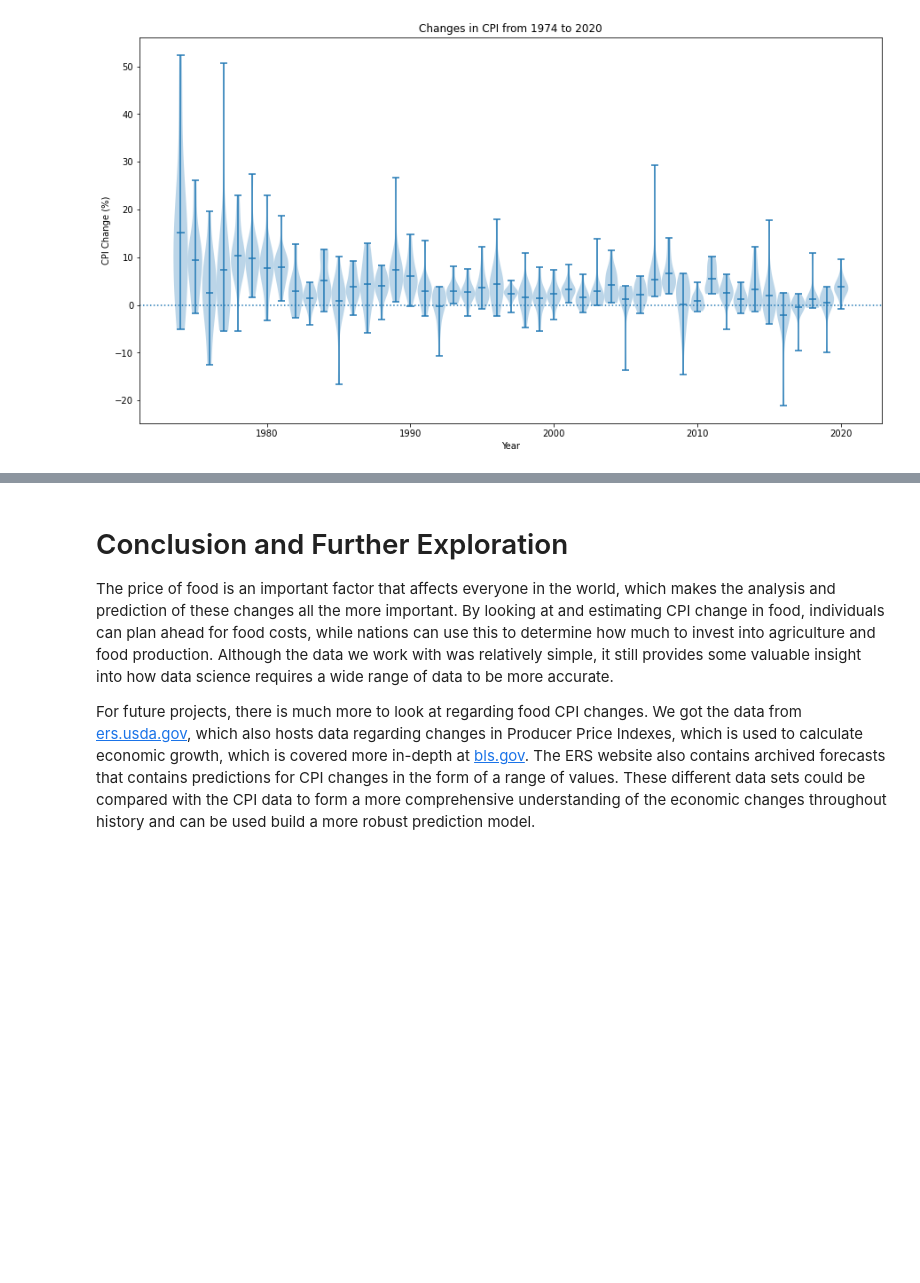
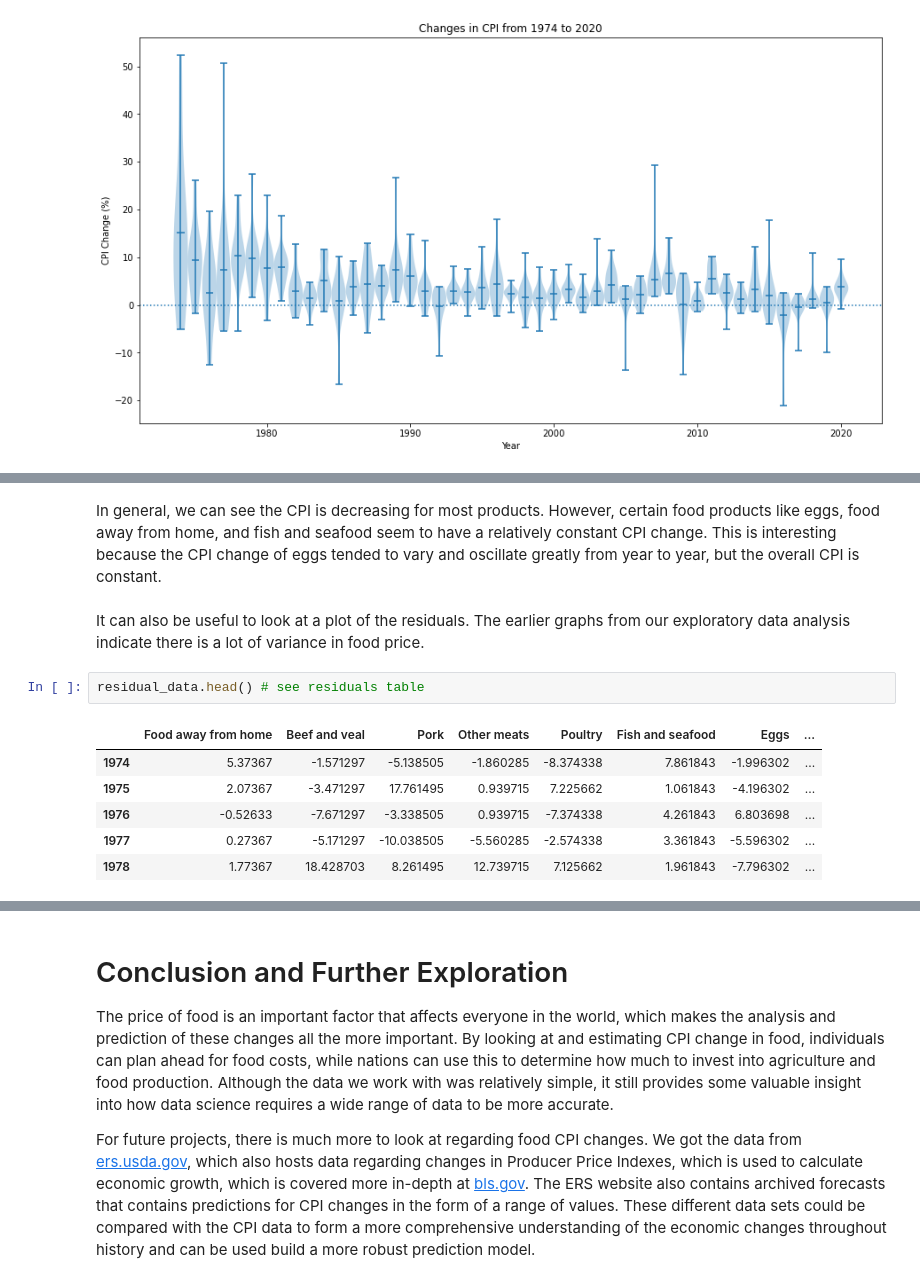
Before and after one commit to Zhu-Daniel/FoodPriceOutlookML, a Jupyter notebook: cmsc320finalproj.ipynb, the cells around one changed output, grey strips where cells are left out. Cells and saved outputs as stored; diff of their text form; blank space fills up the shorter version.

```diff
--- a/cmsc320finalproj.ipynb
+++ b/cmsc320finalproj.ipynb
@@ -385,0 +441,13 @@ Line of best fit for Processed fruits and vegetables: y = 306.90456107028155 + -
+# %% [markdown]
+In general, we can see the CPI is decreasing for most products. However, certain food products like eggs, food away from home, and fish and seafood seem to have a relatively constant CPI change. This is interesting because the CPI change of eggs tended to vary and oscillate greatly from year to year, but the overall CPI is constant.
+# %% [markdown]
+It can also be useful to look at a plot of the residuals. The earlier graphs from our exploratory data analysis indicate there is a lot of variance in food price. <!-- ... what. why are we doing  this again?-->
+# %%
+residual_data.head() # see residuals table
+# %% [output]
+|  | Food away from home | Beef and veal | Pork | Other meats | Poultry | Fish and seafood | Eggs | ... |
+| 1974 | 5.37367 | -1.571297 | -5.138505 | -1.860285 | -8.374338 | 7.861843 | -1.996302 | ... |
+| 1975 | 2.07367 | -3.471297 | 17.761495 | 0.939715 | 7.225662 | 1.061843 | -4.196302 | ... |
+| 1976 | -0.52633 | -7.671297 | -3.338505 | 0.939715 | -7.374338 | 4.261843 | 6.803698 | ... |
+| 1977 | 0.27367 | -5.171297 | -10.038505 | -5.560285 | -2.574338 | 3.361843 | -5.596302 | ... |
+| 1978 | 1.77367 | 18.428703 | 8.261495 | 12.739715 | 7.125662 | 1.961843 | -7.796302 | ... |
```
Also changed, not shown: parts of 36 cells of this notebook.
